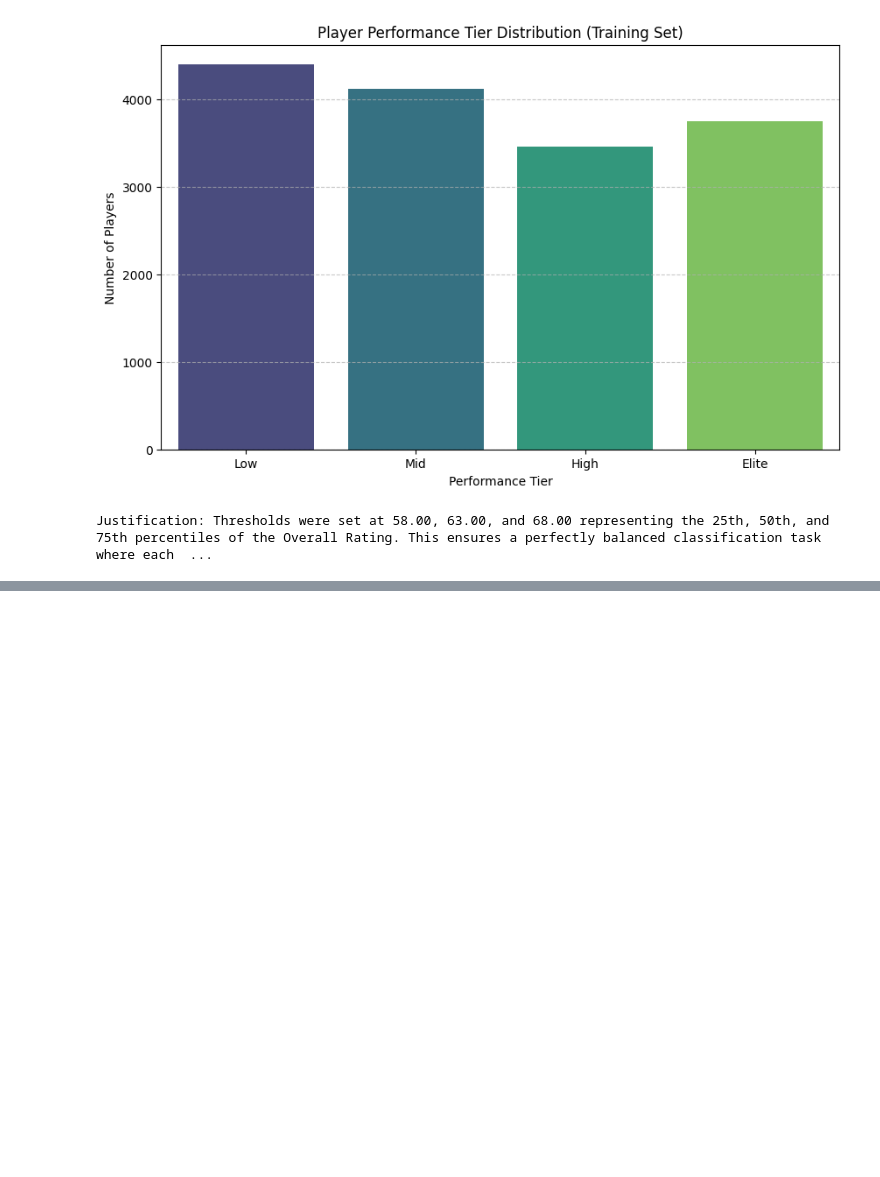
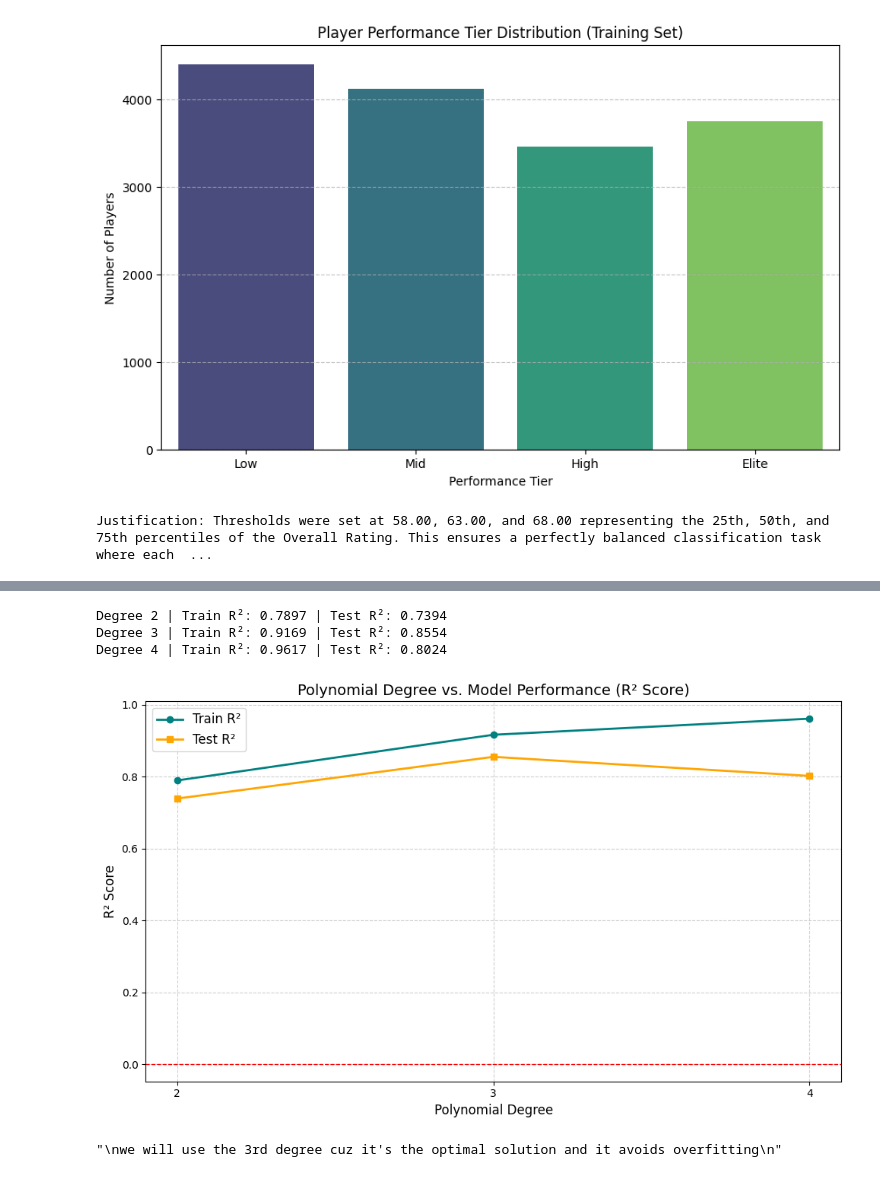
Before and after one commit to Fares-Shreen/assignment_fifa, a Jupyter notebook: fifa.ipynb, the cells around one changed output, grey strips where cells are left out. Cells and saved outputs as stored; diff of their text form; code cells hidden in the pictures; blank space fills up the shorter version.

Commit message:
task 4

```diff
--- a/fifa.ipynb
+++ b/fifa.ipynb
@@ -395,0 +404,18 @@ Conclusion: Scaling does NOT affect Naive Bayes performance.
+# %%
+X_train, X_test, y_train, y_test = eda.prepare_data()
+
+# we train the Linear Regression model on the preprocessed training data for the regression task.
+reg = linear_model.LinearRegression()
+reg.fit(X_train, y_train)
+
+# we evaluate the model's performance on the test set using R² score, Mean Absolute Error (MAE), and Root Mean Squared Error (RMSE) and MSE.
+from sklearn.metrics import r2_score, mean_absolute_error, root_mean_squared_error, mean_squared_error
+mse = mean_squared_error(y_test, reg.predict(X_test))
+mae = mean_absolute_error(y_test, reg.predict(X_test))
+rmse = np.sqrt(mse)
+r2 = r2_score(y_test, reg.predict(X_test))
+print(f"R² Score: {r2:.4f}\n MAE: {mae:.4f}\n RMSE: {rmse:.4f}\n MSE: {mse:.4f}")
+
+# Now i want know if the model is doing okay or not, so i will check the average value of the target
+print(f"Average Value Per M$ in Test Set: {y_test.mean():.4f}")
+# The average of the target value is 2.6 and the RMSE is 5.8021 then the model is performing poorly
@@ -395,0 +429,58 @@ Conclusion: Scaling does NOT affect Naive Bayes performance.
+# %%
+# We need to make the polynomial regresion
+from sklearn.preprocessing import PolynomialFeatures
+import numpy as np
+
+train_r2_scores = []
+test_r2_scores = []
+
+degrees = range(2, 5)
+
+# For us to know what degree we need we will use try every degree from 2 to 4
+for i in degrees:
+    # Transform the dataset into polynomial features
+    poly = PolynomialFeatures(degree=i)
+
+    X_train_poly = poly.fit_transform(X_train)
+    X_test_poly = poly.transform(X_test)
+
+    # Train the linear regression model on the polynomial features
+    reg.fit(X_train_poly, y_train)
+
+    train_pred = reg.predict(X_train_poly)
+    test_pred = reg.predict(X_test_poly)
+
+    # R2 score for train and test
+    train_r2 = r2_score(y_train, train_pred)
+    test_r2 = r2_score(y_test, test_pred)
+
+    # Record scores
+    train_r2_scores.append(train_r2)
+    test_r2_scores.append(test_r2)
+
+    print(f"Degree {i} | Train R²: {train_r2:.4f} | Test R²: {test_r2:.4f}")
+
+# 3. Plot the results
+plt.figure(figsize=(10, 6))
+plt.plot(degrees, train_r2_scores, label='Train R²', marker='o', color='teal', linewidth=2)
+plt.plot(degrees, test_r2_scores, label='Test R²', marker='s', color='orange', linewidth=2)
+
+plt.title('Polynomial Degree vs. Model Performance (R² Score)', fontsize=14)
+plt.xlabel('Polynomial Degree', fontsize=12)
+plt.ylabel('R² Score', fontsize=12)
+plt.xticks(degrees)
+plt.axhline(0, color='red', linestyle='--', linewidth=1) # Baseline reference at 0
+plt.legend(fontsize=12)
+plt.grid(True, linestyle='--', alpha=0.6)
+plt.tight_layout()
+plt.show()
+
+'''
+we will use the 3rd degree cuz it's the optimal solution and it avoids overfitting
+'''
+# %% [output]
+Degree 2 | Train R²: 0.7897 | Test R²: 0.7394
+Degree 3 | Train R²: 0.9169 | Test R²: 0.8554
+Degree 4 | Train R²: 0.9617 | Test R²: 0.8024
+[figure, added]
+"\nwe will use the 3rd degree cuz it's the optimal solution and it avoids overfitting\n"
```
Also changed, not shown: parts of 9 cells of this notebook.
